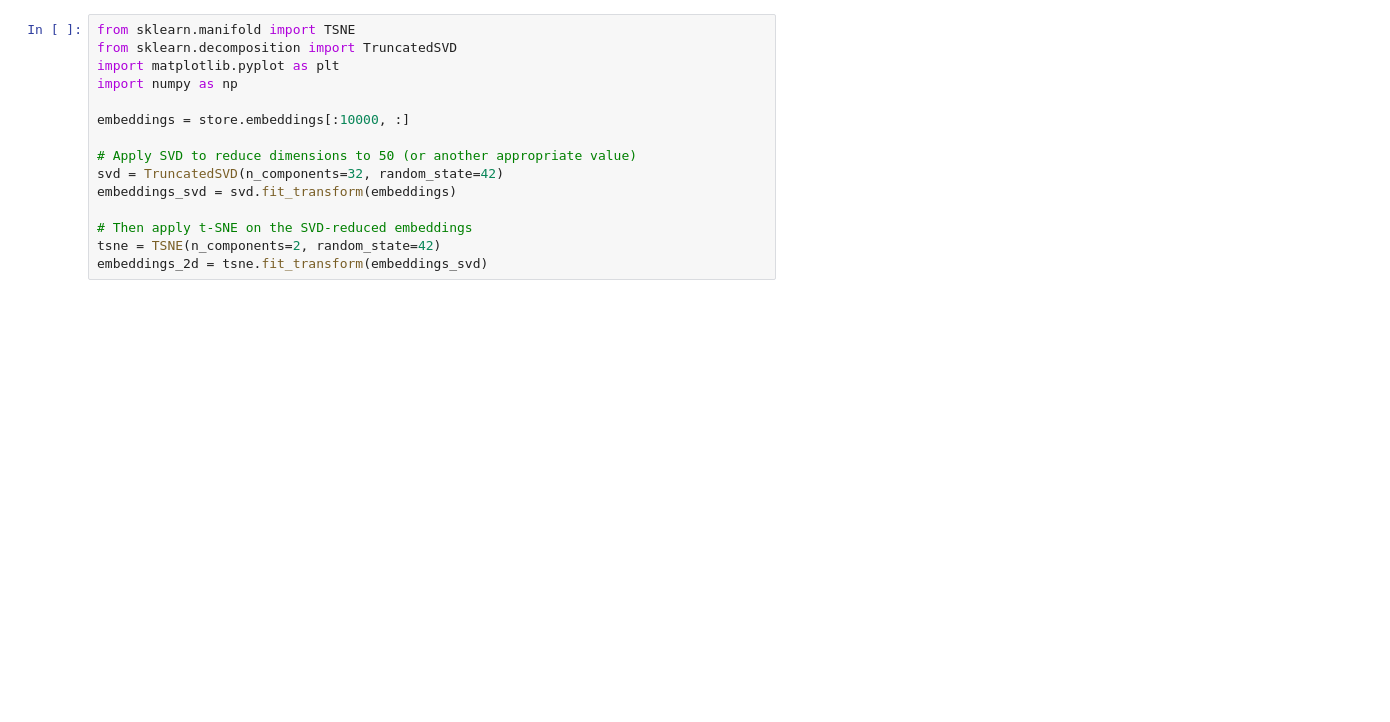
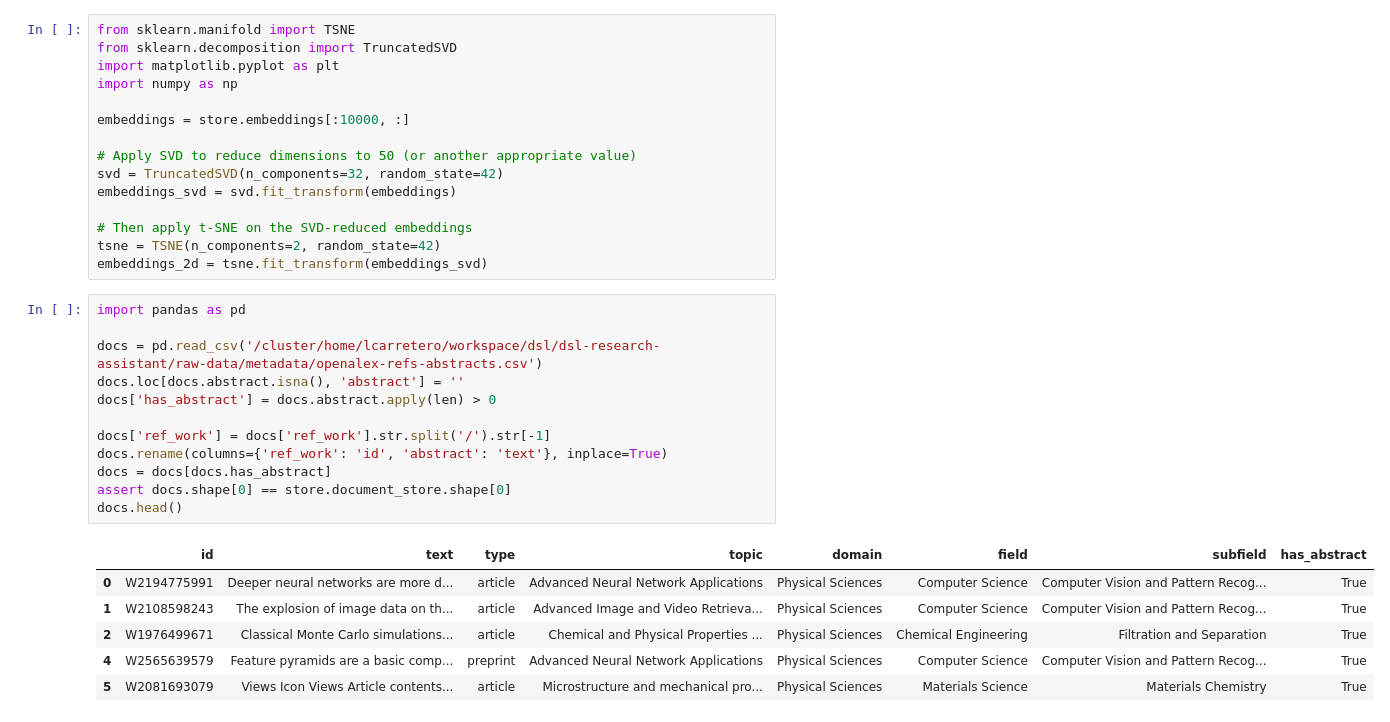
Before and after one commit to LuisCarretero/dsl-research-assistant, a Jupyter notebook: src/semantic_search/dev/benchmarking_dev.ipynb, the cells around one changed output. Saved outputs shown, nothing was run; the diff lists cells and outputs as text; blank space fills up the shorter version.

```diff
--- a/src/semantic_search/dev/benchmarking_dev.ipynb
+++ b/src/semantic_search/dev/benchmarking_dev.ipynb
@@ -188,4 +179,23 @@ embeddings_svd = svd.fit_transform(embeddings)
 # Then apply t-SNE on the SVD-reduced embeddings
 tsne = TSNE(n_components=2, random_state=42)
 embeddings_2d = tsne.fit_transform(embeddings_svd)
+# %%
+import pandas as pd
+
+docs = pd.read_csv('/cluster/home/lcarretero/workspace/dsl/dsl-research-assistant/raw-data/metadata/openalex-refs-abstracts.csv')
+docs.loc[docs.abstract.isna(), 'abstract'] = ''
+docs['has_abstract'] = docs.abstract.apply(len) > 0
+
+docs['ref_work'] = docs['ref_work'].str.split('/').str[-1]
+docs.rename(columns={'ref_work': 'id', 'abstract': 'text'}, inplace=True)
+docs = docs[docs.has_abstract]
+assert docs.shape[0] == store.document_store.shape[0]
+docs.head()
+# %% [output]
+|  | id | text | type | topic | domain | field | subfield | has_abstract |
+| 0 | W2194775991 | Deeper neural networks are more d... | article | Advanced Neural Network Applications | Physical Sciences | Computer Science | Computer Vision and Pattern Recog... | True |
+| 1 | W2108598243 | The explosion of image data on th... | article | Advanced Image and Video Retrieva... | Physical Sciences | Computer Science | Computer Vision and Pattern Recog... | True |
+| 2 | W1976499671 | Classical Monte Carlo simulations... | article | Chemical and Physical Properties ... | Physical Sciences | Chemical Engineering | Filtration and Separation | True |
+| 4 | W2565639579 | Feature pyramids are a basic comp... | preprint | Advanced Neural Network Applications | Physical Sciences | Computer Science | Computer Vision and Pattern Recog... | True |
+| 5 | W2081693079 | Views Icon Views Article contents... | article | Microstructure and mechanical pro... | Physical Sciences | Materials Science | Materials Chemistry | True |
 # %%
```
Also changed, not shown: parts of 11 cells of this notebook, 3 other files.
